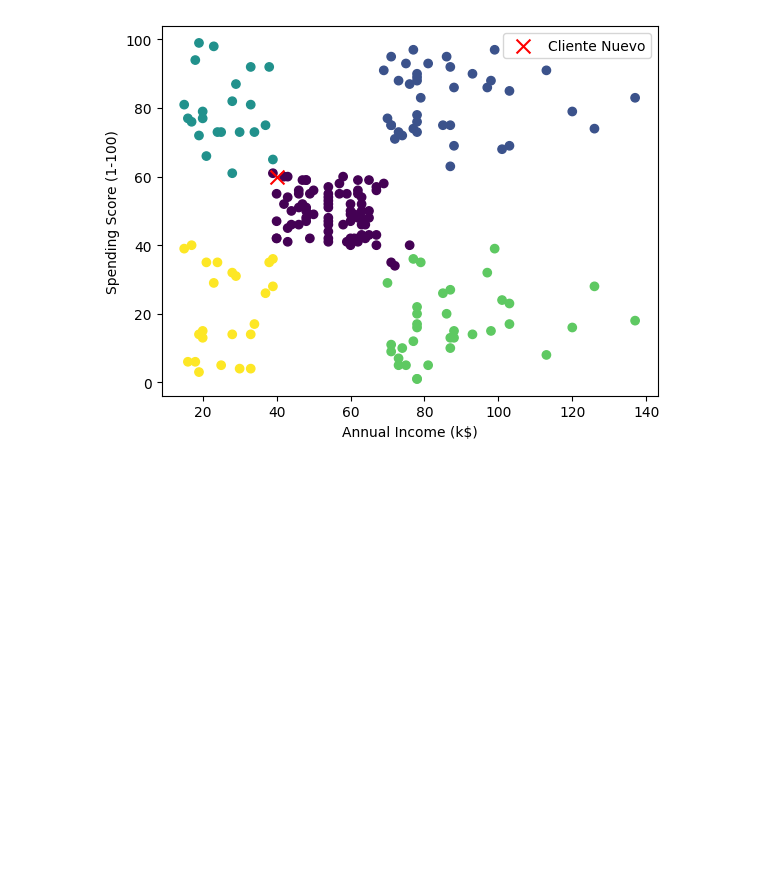
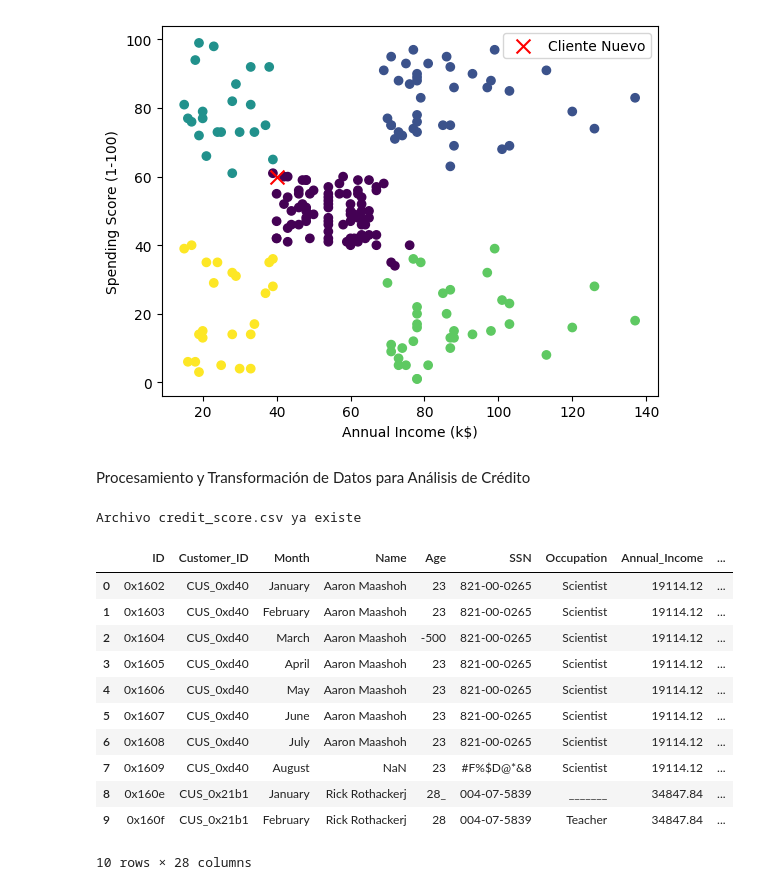
Before and after one commit to ChrisJavier/UIDE_3_WorkGroupDataMinning, a Jupyter notebook: Week02/ClassExercise/Exercise01.ipynb, the cells around one changed output. Saved outputs shown, nothing was run; the diff lists cells and outputs as text; code cells hidden in the pictures; blank space fills up the shorter version.

```diff
--- a/Week02/ClassExercise/Exercise01.ipynb
+++ b/Week02/ClassExercise/Exercise01.ipynb
@@ -423,3 +432,38 @@ plt.legend()
 plt.show()
 # %% [output]
 [figure]
+# %% [markdown]
+Procesamiento y Transformación de Datos para Análisis de Crédito
+# %%
+import numpy as np
+
+# Cargamos la base de datos
+# Define el nombre del archivo csv que se descargará
+credit_score = 'credit_score.csv'
+
+# Descarga el archivo csv del dataset
+# El archivo se guarda en el entorno de trabajo actual y valido que si existe no lo descargue de nuevo
+
+if not os.path.exists(credit_score) and not os.path.exists(credit_score):
+  !wget --timeout=15 --tries=2 'https://raw.githubusercontent.com/ChrisJavier/UIDE_3_WorkGroupDataMinning/refs/heads/main/Week02/ClassExercise/credit_score.csv' -O '{credit_score}'
+  print(f'Archivo {credit_score} descargado')
+else:
+  print(f'Archivo {credit_score} ya existe')
+
+# Cargamos la base de datos 'credit_score.csv'
+data = pd.read_csv('credit_score.csv')
+data.head(10)
+# %% [output]
+Archivo credit_score.csv ya existe
+|  | ID | Customer_ID | Month | Name | Age | SSN | Occupation | Annual_Income | ... |
+| 0 | 0x1602 | CUS_0xd40 | January | Aaron Maashoh | 23 | 821-00-0265 | Scientist | 19114.12 | ... |
+| 1 | 0x1603 | CUS_0xd40 | February | Aaron Maashoh | 23 | 821-00-0265 | Scientist | 19114.12 | ... |
+| 2 | 0x1604 | CUS_0xd40 | March | Aaron Maashoh | -500 | 821-00-0265 | Scientist | 19114.12 | ... |
+| 3 | 0x1605 | CUS_0xd40 | April | Aaron Maashoh | 23 | 821-00-0265 | Scientist | 19114.12 | ... |
+| 4 | 0x1606 | CUS_0xd40 | May | Aaron Maashoh | 23 | 821-00-0265 | Scientist | 19114.12 | ... |
+| 5 | 0x1607 | CUS_0xd40 | June | Aaron Maashoh | 23 | 821-00-0265 | Scientist | 19114.12 | ... |
+| 6 | 0x1608 | CUS_0xd40 | July | Aaron Maashoh | 23 | 821-00-0265 | Scientist | 19114.12 | ... |
+| 7 | 0x1609 | CUS_0xd40 | August | NaN | 23 | #F%$D@*&8 | Scientist | 19114.12 | ... |
+| 8 | 0x160e | CUS_0x21b1 | January | Rick Rothackerj | 28_ | 004-07-5839 | _______ | 34847.84 | ... |
+| 9 | 0x160f | CUS_0x21b1 | February | Rick Rothackerj | 28 | 004-07-5839 | Teacher | 34847.84 | ... |
+10 rows × 28 columns
```
Also changed, not shown: parts of 24 cells of this notebook.
